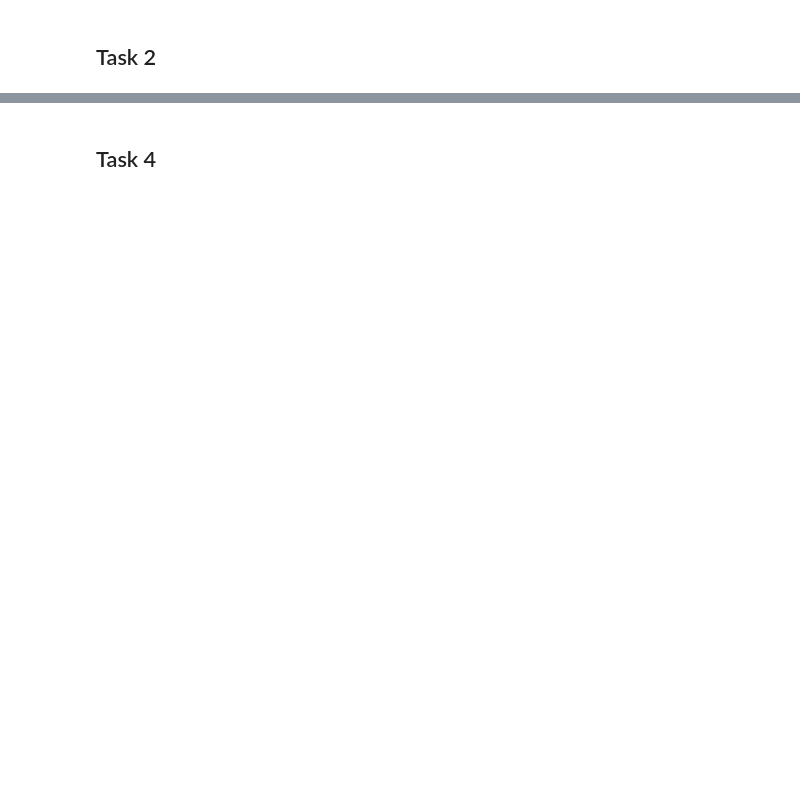
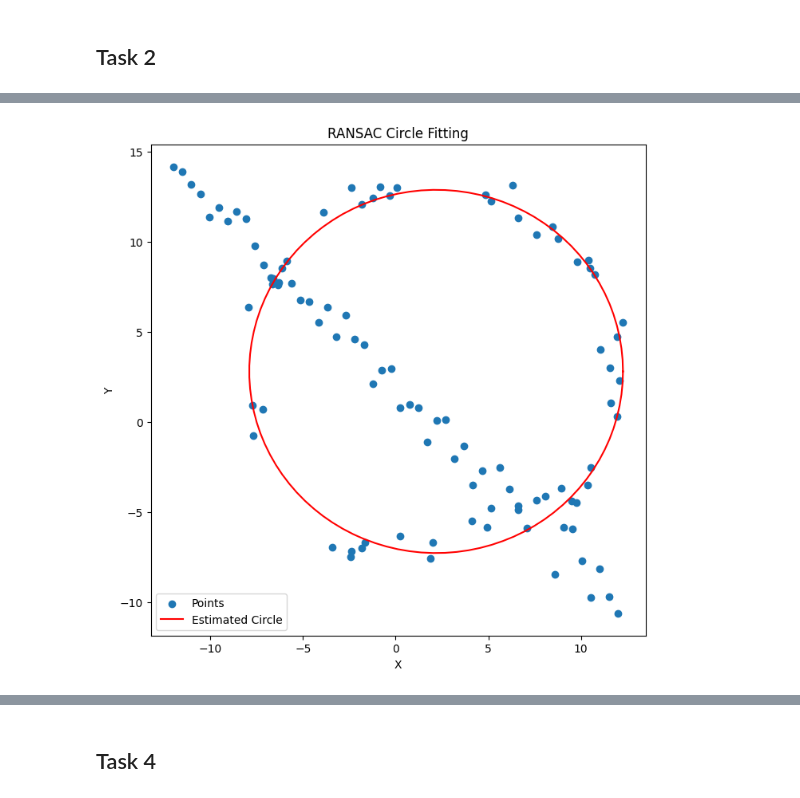
Before and after one commit to InduwaraGayashan001/Fitting-and-Alignment, a Jupyter notebook: a2.ipynb, the cells around one changed output, grey strips where cells are left out. Drawn from its saved outputs; the diff is of its cells as text; code cells hidden in the pictures; blank space fills up the shorter version.

```diff
--- a/a2.ipynb
+++ b/a2.ipynb
@@ -138,0 +264,85 @@ Maximum Sigma: 64.00000000000006
+# %%
+def find_circle_parameters_using_3_points(x1,y1,x2,y2,x3,y3):
+
+    mx1,my1 = (x1+x2)/2,(y1+y2)/2
+    mx2,my2 = (x2+x3)/2,(y2+y3)/2
+
+    if y2-y1 == 0:
+        slope1 = 0
+    else:
+        slope1 = (x2-x1)/(y2-y1)
+
+    if y3-y2 == 0:
+        slope2 = 0
+    else:
+        slope2 = (x3-x2)/(y3-y2)
+
+    x_center = (slope1*mx1-slope2*mx2+my2-my1)/(slope1-slope2)
+    y_center = -slope1*(x_center-mx1)+my1
+
+    radius = np.sqrt((x1-x_center)**2+(y1-y_center)**2)
+
+    return x_center,y_center,radius
+
+
+def RANSAC_circle_fitting(X,iterations,threshold,min_inliers):
+
+    best_model   = None
+    best_inliers = []
+
+    for i in range(iterations):
+        sample_indices = np.random.choice(len(X),3,replace=False)
+        x1,y1 = X[sample_indices[0]]
+        x2,y2 = X[sample_indices[1]]
+        x3,y3 = X[sample_indices[2]]
+
+        x_center,y_center,radius = find_circle_parameters_using_3_points(x1,y1,x2,y2,x3,y3)
+
+        errors  = np.abs(np.sqrt((X[:,0]-x_center)**2+(X[:,1]-y_center)**2)-radius)
+
+        inliers = np.where(errors<threshold)[0]
+
+        if len(inliers) >= min_inliers:
+            if len(inliers) > len(best_inliers):
+                best_model   = (x_center,y_center,radius)
+                best_inliers = inliers
+
+    return best_model,best_inliers
+
+
+# Parameters for RANSAC
+iterations = 100000
+threshold = 0.2
+min_inliers = 1
+
+# Run RANSAC to find the best circle
+best_model, best_inliers = RANSAC_circle_fitting(X, iterations, threshold, min_inliers)
+
+# Extract the parameters of the best circle (x_center, y_center, radius)
+x_center, y_center, radius = best_model
+
+# Display the parameters of the best circle
+print("\nDetected Circle Parameters:")
+print(f"Center Coordinates: ({x_center}, {y_center})")
+print(f"Radius: {radius}")
+
+# Generate angles for plotting the circle
+theta = np.linspace(0, 2 * np.pi, 100)
+x_values = x_center + radius * np.cos(theta)
+y_values = y_center + radius * np.sin(theta)
+
+fig, ax = plt.subplots(1, 1, figsize=(8, 8))
+ax.scatter(X[:, 0], X[:, 1], label='Points')
+
+# Plot the best fitting circle
+ax.plot(x_values, y_values, color='red', label='Estimated Circle')
+
+# Add labels and legend
+plt.xlabel('X')
+plt.ylabel('Y')
+plt.legend()
+plt.title('RANSAC Circle Fitting')
+
+# Show the plot
+plt.show()
+# %% [output]
@@ -138,0 +352 @@ Maximum Sigma: 64.00000000000006
+[figure, added]
```
Also changed, not shown: parts of 6 cells of this notebook.
